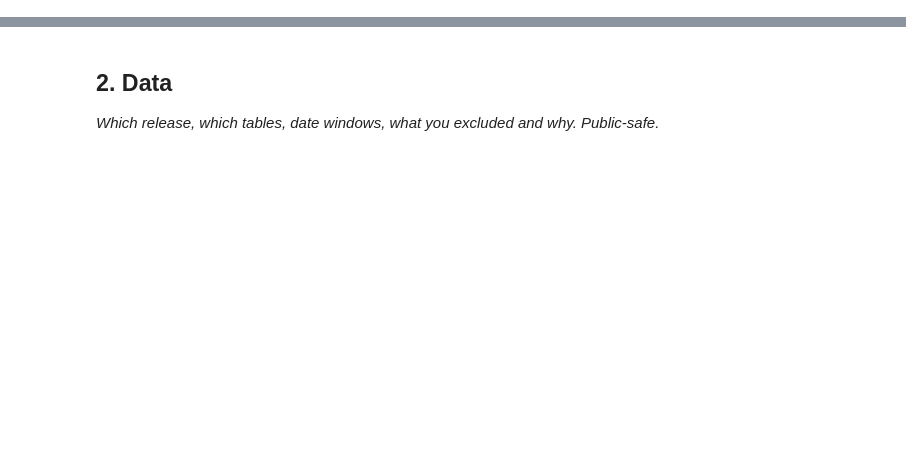
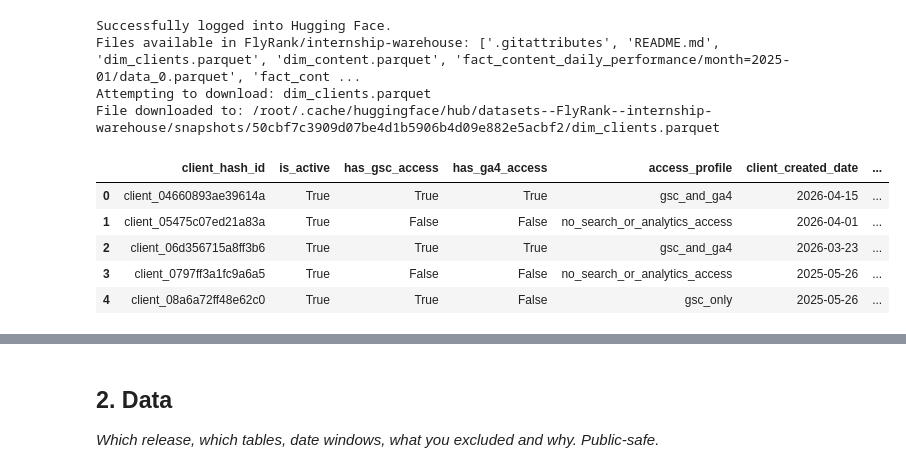
Before and after one commit to pushpendrajat2004/FlyRank01, a Jupyter notebook: work/notebooks/capstone.ipynb, the cells around one changed output, grey strips where cells are left out. Drawn from its saved outputs; the diff is of its cells as text; code cells hidden in the pictures; blank space fills up the shorter version.

```diff
--- a/work/notebooks/capstone.ipynb
+++ b/work/notebooks/capstone.ipynb
@@ -12,0 +35,52 @@ This skeleton is yours to fill. Work the sections **in order** — each one has
+# %%
+import duckdb
+import os
+from huggingface_hub import login, hf_hub_download, list_repo_files
+from google.colab import userdata
+
+# 1. Authenticate
+try:
+    hf_token = userdata.get('HF_TOKEN')
+    login(token=hf_token)
+    print("Successfully logged into Hugging Face.")
+except Exception as e:
+    print(f"Login error: {e}")
+
+# 2. Inspect repository files to find the correct filename
+try:
+    repo_id = "FlyRank/internship-warehouse"
+    files = list_repo_files(repo_id, repo_type="dataset", token=hf_token)
+    print(f"Files available in {repo_id}: {files}")
+
+    # Attempt to find a parquet file if the previous name failed
+    target_file = next((f for f in files if f.endswith('.parquet')), files[0])
+    print(f"Attempting to download: {target_file}")
+
+    local_path = hf_hub_download(
+        repo_id=repo_id,
+        filename=target_file,
+        repo_type="dataset",
+        token=hf_token
+    )
+    print(f"File downloaded to: {local_path}")
+
+    # 3. Query with DuckDB
+    con = duckdb.connect()
+    df_full_sample = con.execute(f"SELECT * FROM read_parquet('{local_path}') LIMIT 5").df()
+    display(df_full_sample)
+    dataset_path = local_path
+
+except Exception as e:
+    print(f"Access failed: {e}")
+    print("IMPORTANT: Ensure you have accepted the dataset terms at: https://huggingface.co/datasets/FlyRank/internship-warehouse")
+# %% [output]
+Successfully logged into Hugging Face.
+Files available in FlyRank/internship-warehouse: ['.gitattributes', 'README.md', 'dim_clients.parquet', 'dim_content.parquet', 'fact_content_daily_performance/month=2025-01/data_0.parquet', 'fact_cont ...
+Attempting to download: dim_clients.parquet
+File downloaded to: /root/.cache/huggingface/hub/datasets--FlyRank--internship-warehouse/snapshots/50cbf7c3909d07be4d1b5906b4d09e882e5acbf2/dim_clients.parquet
+|  | client_hash_id | is_active | has_gsc_access | has_ga4_access | access_profile | client_created_date | ... |
+| 0 | client_04660893ae39614a | True | True | True | gsc_and_ga4 | 2026-04-15 | ... |
+| 1 | client_05475c07ed21a83a | True | False | False | no_search_or_analytics_access | 2026-04-01 | ... |
+| 2 | client_06d356715a8ff3b6 | True | True | True | gsc_and_ga4 | 2026-03-23 | ... |
+| 3 | client_0797ff3a1fc9a6a5 | True | False | False | no_search_or_analytics_access | 2025-05-26 | ... |
+| 4 | client_08a6a72ff48e62c0 | True | True | False | gsc_only | 2025-05-26 | ... |
```
Also changed, not shown: parts of 15 cells of this notebook.
